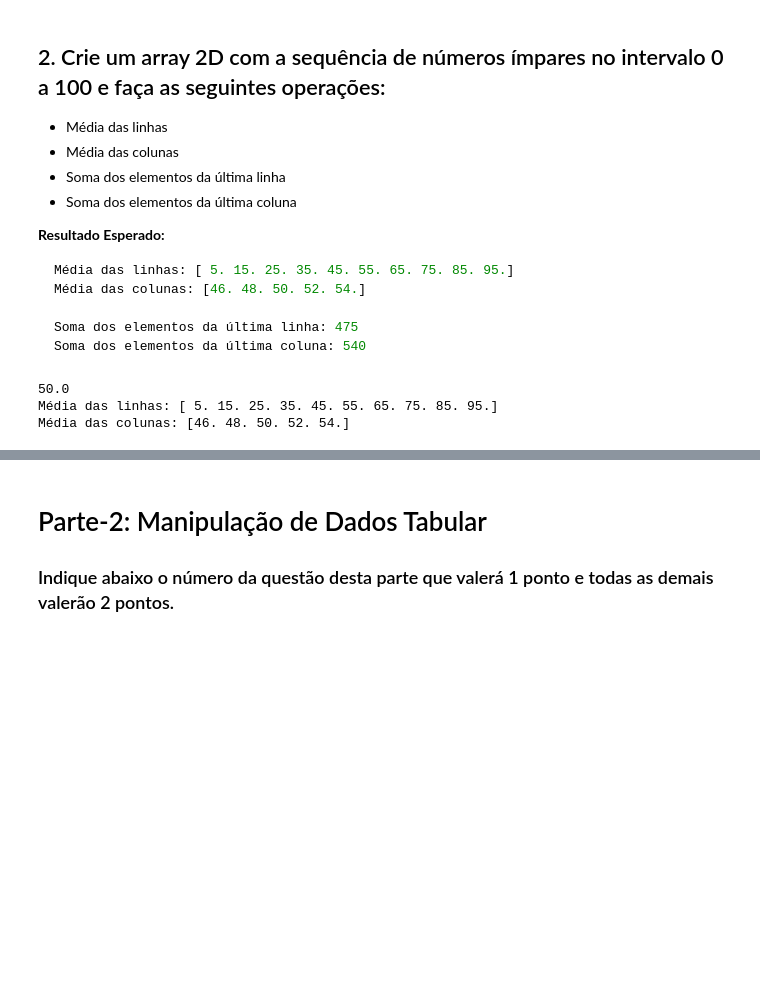
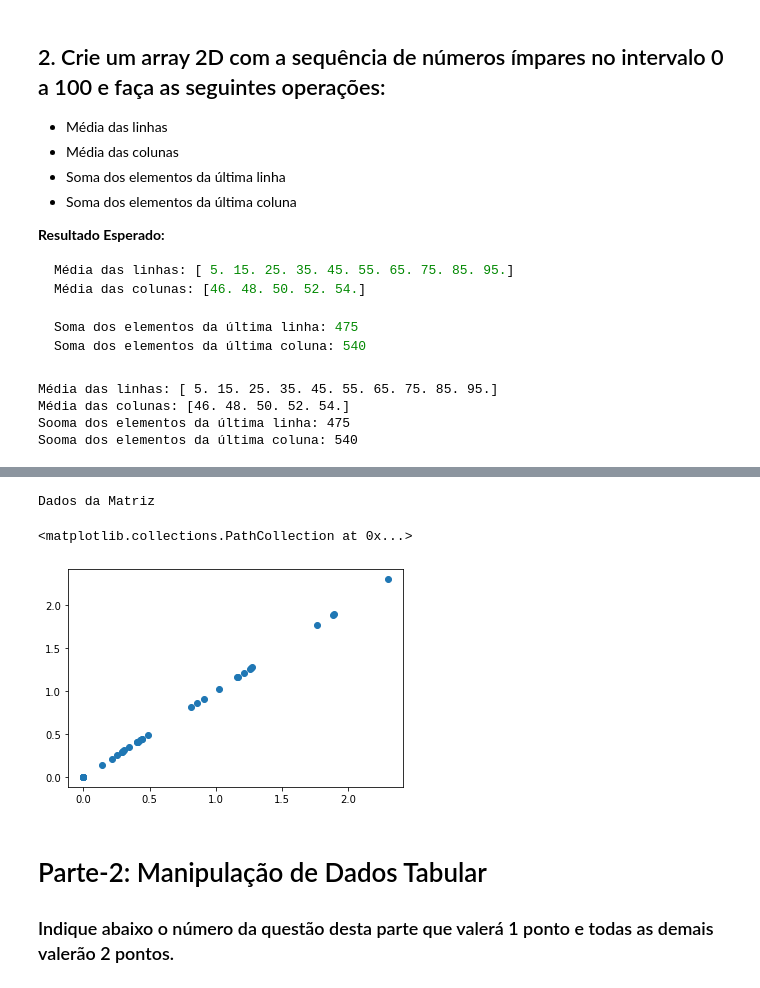
Before and after one commit to andressadarosa/TI2POD, a Jupyter notebook: TI2.ipynb, the cells around one changed output, grey strips where cells are left out. Cells and saved outputs as stored; diff of their text form; code cells hidden in the pictures; blank space fills up the shorter version.

````diff
--- a/TI2.ipynb
+++ b/TI2.ipynb
@@ -82,36 +90,38 @@ Soma dos elementos da última linha: 475
 Soma dos elementos da última coluna: 540
 ```
 # %%
-a = ([1., 3., 5., 7., 9.],
-    [11., 13., 15., 17., 19.],
-    [21., 23., 25., 27., 29.],
-    [31., 33., 35., 37., 39.],
-    [41., 43., 45., 47., 49.],
-    [51., 53., 55., 57., 59.],
-    [61., 63., 65., 67., 69.],
-    [71., 73., 75., 77., 79.],
-    [81., 83., 85., 87., 89.],
-    [91., 93., 95., 97., 99.])
+# criando um array numpy com 50 elementos do tipo float no shape 10 por 5
+impares = np.arange(50, dtype=float).reshape(10,5)
 
-b = np.array(a)
+# inserindo os valores corretos nas linhas corretas
+impares[0,:] = [1, 3, 5, 7, 9]
+impares[1,:] = [11, 13, 15, 17, 19]
+impares[2,:] = [21, 23, 25, 27, 29]
+impares[3,:] = [31, 33, 35, 37, 39]
+impares[4,:] = [41, 43, 45, 47, 49]
+impares[5,:] = [51, 53, 55, 57, 59]
+impares[6,:] = [61, 63, 65, 67, 69]
+impares[7,:] = [71, 73, 75, 77, 79]
+impares[8,:] = [81, 83, 85, 87, 89]
+impares[9,:] = [91, 93, 95, 97, 99]
 
-media = b.mean()
-print(media)
+# media = impares.mean() # média dos valores inseridos
 
-media_linhas = b.sum(axis = 1)/5
-media_colunas = b.sum(axis = 0)/10
-# soma_ultima_linha =
-# soma_ultima_coluna =
+media_linhas = impares.sum(axis = 1)/5          # soma todas as linhas e divide pelo numero total de linhas para obter a média das linhas
+media_colunas = impares.sum(axis = 0)/10        # somas todas as colunas e divide pelo numero total de colunas para obter a média das colunas
+soma_ultima_linha = int(impares[9,:].sum())     # soma dos elementos da última linha, transformado para inteiro para ter o resultado sem ponto flutuante como o esperado pelo enunciado
+soma_ultima_coluna = int(impares[:,-1:].sum())  # soma dos elementos da última coluna, transformado para inteiro para ter o resultado sem ponto flutuante como o esperado pelo enunciado
 
 
 print('Média das linhas:', media_linhas)
 print('Média das colunas:', media_colunas)
-# print('Sooma dos elementos da última linha:', soma_ultima_linha)
-# print('Sooma dos elementos da última coluna:', soma_ultima_coluna)
+print('Sooma dos elementos da última linha:', soma_ultima_linha)
+print('Sooma dos elementos da última coluna:', soma_ultima_coluna)
 # %% [output]
-50.0
 Média das linhas: [ 5. 15. 25. 35. 45. 55. 65. 75. 85. 95.]
 Média das colunas: [46. 48. 50. 52. 54.]
+Sooma dos elementos da última linha: 475
+Sooma dos elementos da última coluna: 540
 # %% [markdown]
 ## 3. Particione verticalmente ao meio o array `a`, armazenando a parte superior em `b` e inferior em `c`. Depois, tranforme os números negativos em positivos do array `c` e atribua `0` para os valores negativos do array `b`. Ao final das transformações, concatene `b` com `c` e forneça um gráfico de dispersão com os dados da matriz transposta (conforme está abaixo).
 ```python
@@ -126,4 +137,37 @@ a=np.array([[ 1.02809624,  0.31011686, -0.24478542, -0.43531192,  0.30234452, -1
 ![image.png](attachment:image.png)
+# %%
+# TODO: verificar se o Dalvan ainda vai querer o gráfico da matriz transposta ou não
+a=np.array([[ 1.02809624,  0.31011686, -0.24478542, -0.43531192,  0.30234452, -1.5811674],    # linha 0
+            [-0.0029375,   1.26637201,  0.14090036,  0.40795145, -0.57373286,  0.43089205],   # linha 1
+            [ 1.76380711, -0.80405178,  1.16717726, -0.77396777,  1.89063668,  1.88322279],   # linha 2
+            [ 1.26010925, -0.81197676, -0.90776823,  1.27519403, -0.29176333,  1.21126804],   # linha 3
+            [ 0.43983984, -0.41200537,  0.85670881, -0.40561811, -0.44112721,  0.48759066],   # linha 4
+            [ 0.21434576, -0.28789424, -0.25646132,  2.30080928, -0.34601413, -1.15924328]])  # linha 5
+            # são 6 linhas no total
+
+# particionando verticalmente o array a passando a parte superior (3 primeiras linhas) para o b e a parte inferior (3 últimas linhas) para o arry c
+b = a[0:3, : ] # b recebe as linhas 0, 1 e 2
+c = a[3:6, : ] # c recebe as linhas 3, 4, 5
+
+# transformar os numeros negativos em positivos em c
+c = np.abs(c)
+
+# atribui zero para os valores negativos em b
+b = np.maximum(b, 0) # o valor mais baixo possível será 0, todos os valores abaixo de zero serão transformados em zero
+
+# juntando as matrizes b e c numa só matriz
+matriz = np.concatenate([b,c])
+
+# se eu faço matriz.transpose() como pede o enunciado o resultado sai diferente do esperado
+matriz_transposta = matriz
+
+# plotando o gráfico da matriz
+print('Dados da Matriz')
+plt.scatter( matriz, matriz_transposta)
+# %% [output]
+Dados da Matriz
+<matplotlib.collections.PathCollection at 0x...>
+[figure, added]
 # %% [markdown]
 # Parte-2: Manipulação de Dados Tabular
 
````
Also changed, not shown: parts of 5 cells of this notebook.
